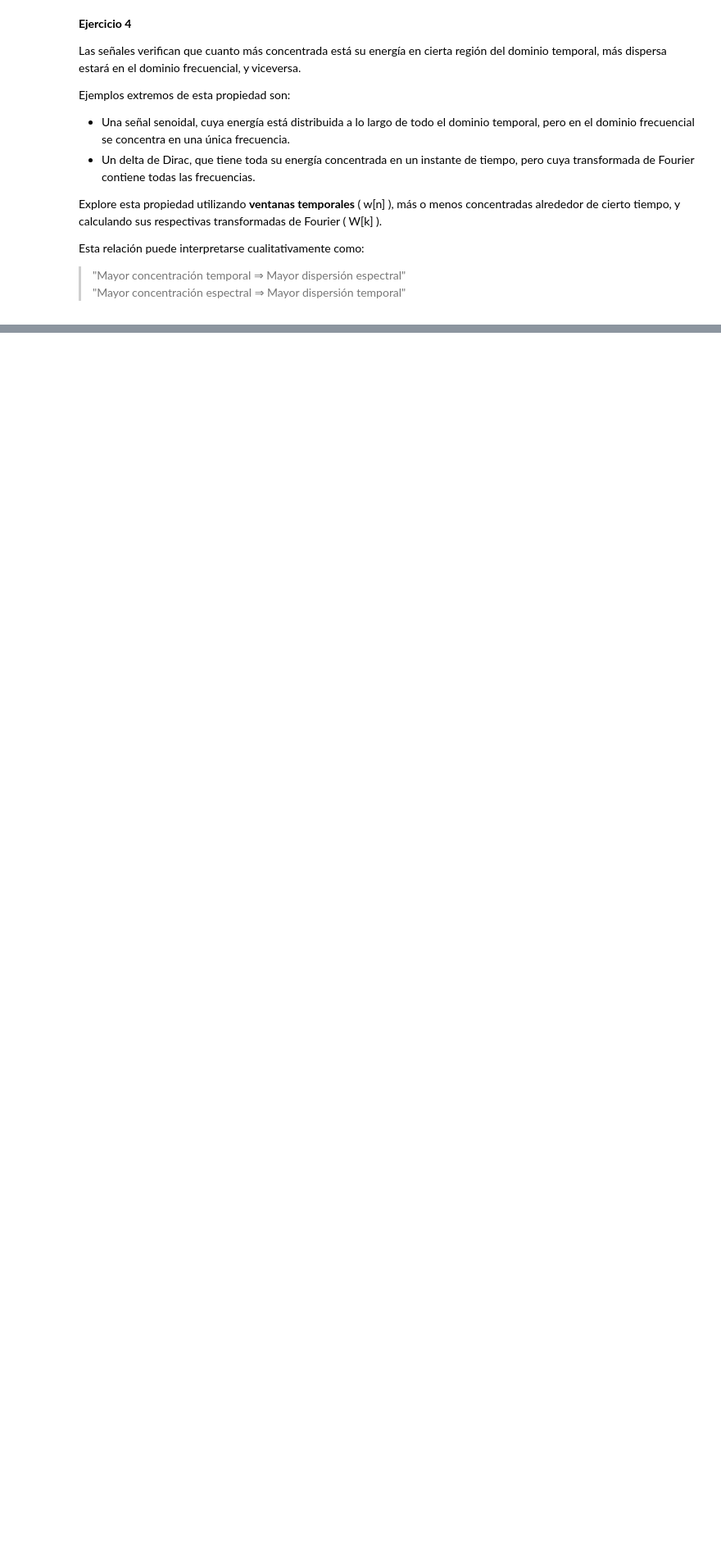
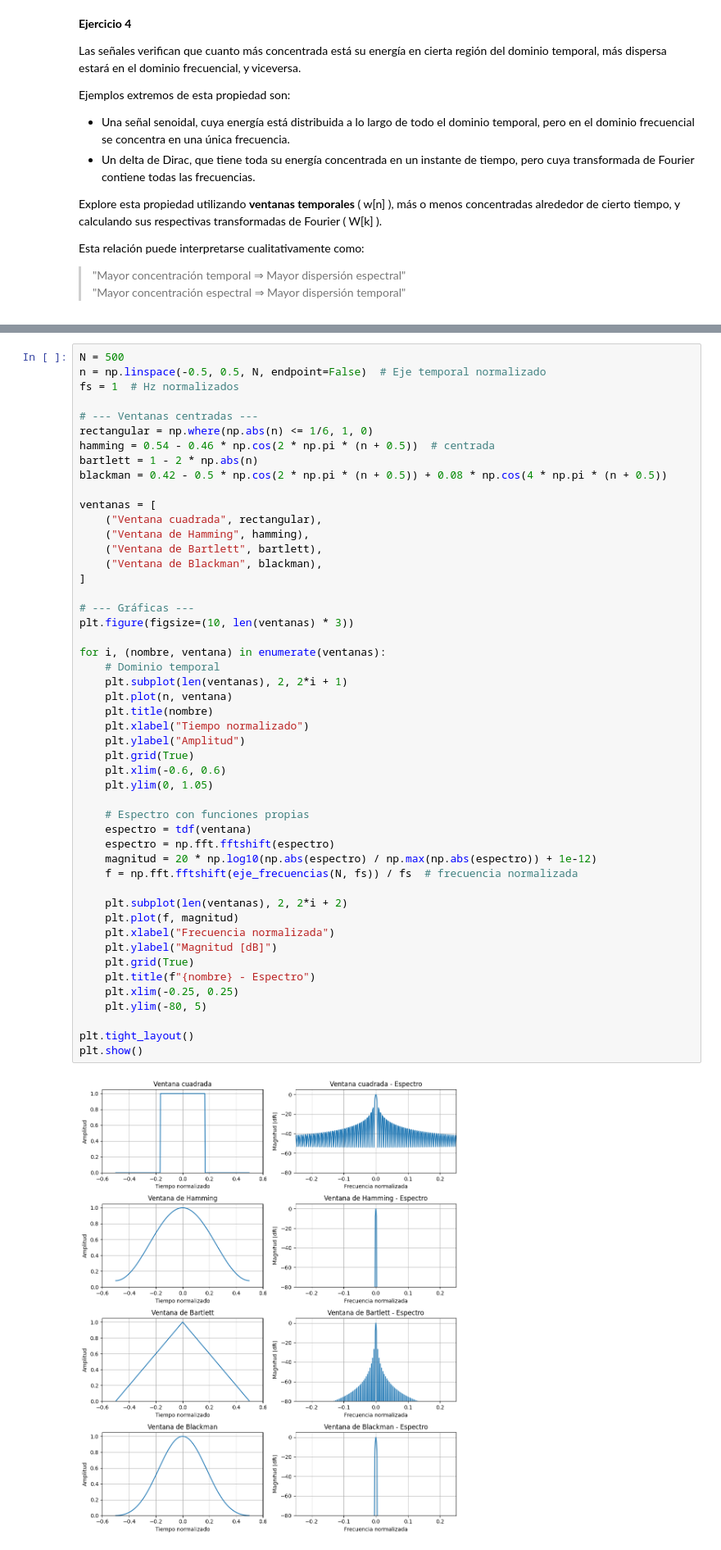
Before and after one commit to JuanKeiner/PDS_2025, a Jupyter notebook: Guia4/Guia4.ipynb, the cells around one changed output, grey strips where cells are left out. Shown at 82% size. Saved outputs shown, nothing was run; the diff lists cells and outputs as text; blank space fills up the shorter version.

```diff
--- a/Guia4/Guia4.ipynb
+++ b/Guia4/Guia4.ipynb
@@ -401,3 +406,54 @@ plt.show()
+# %%
+N = 500
+n = np.linspace(-0.5, 0.5, N, endpoint=False)  # Eje temporal normalizado
+fs = 1  # Hz normalizados
+
+# --- Ventanas centradas ---
+rectangular = np.where(np.abs(n) <= 1/6, 1, 0)
+hamming = 0.54 - 0.46 * np.cos(2 * np.pi * (n + 0.5))  # centrada
+bartlett = 1 - 2 * np.abs(n)
+blackman = 0.42 - 0.5 * np.cos(2 * np.pi * (n + 0.5)) + 0.08 * np.cos(4 * np.pi * (n + 0.5))
+
+ventanas = [
+    ("Ventana cuadrada", rectangular),
+    ("Ventana de Hamming", hamming),
+    ("Ventana de Bartlett", bartlett),
+    ("Ventana de Blackman", blackman),
+]
+
+# --- Gráficas ---
+plt.figure(figsize=(10, len(ventanas) * 3))
+
+for i, (nombre, ventana) in enumerate(ventanas):
+    # Dominio temporal
+    plt.subplot(len(ventanas), 2, 2*i + 1)
+    plt.plot(n, ventana)
+    plt.title(nombre)
+    plt.xlabel("Tiempo normalizado")
+    plt.ylabel("Amplitud")
+    plt.grid(True)
+    plt.xlim(-0.6, 0.6)
+    plt.ylim(0, 1.05)
+
+    # Espectro con funciones propias
+    espectro = tdf(ventana)
+    espectro = np.fft.fftshift(espectro)
+    magnitud = 20 * np.log10(np.abs(espectro) / np.max(np.abs(espectro)) + 1e-12)
+    f = np.fft.fftshift(eje_frecuencias(N, fs)) / fs  # frecuencia normalizada
+
+    plt.subplot(len(ventanas), 2, 2*i + 2)
+    plt.plot(f, magnitud)
+    plt.xlabel("Frecuencia normalizada")
+    plt.ylabel("Magnitud [dB]")
+    plt.grid(True)
+    plt.title(f"{nombre} - Espectro")
+    plt.xlim(-0.25, 0.25)
+    plt.ylim(-80, 5)
+
+plt.tight_layout()
+plt.show()
+# %% [output]
+[figure, added]
 # %% [markdown]
 **Ejercicio 6:** (∗) La señal que se encuentra en el archivo `necg.txt` corresponde al registro de la actividad eléctrica del corazón de un paciente. Esta señal se ha digitalizado a razón de 360 muestras por segundo. Se sabe que el registro ha sido contaminado con un ruido en la banda de 40 a 180 Hz y se necesita eliminarlo para poder realizar un diagnóstico adecuado. Utilice la TDF para filtrar la señal.
 # %%
```
Also changed, not shown: parts of 2 cells of this notebook.
